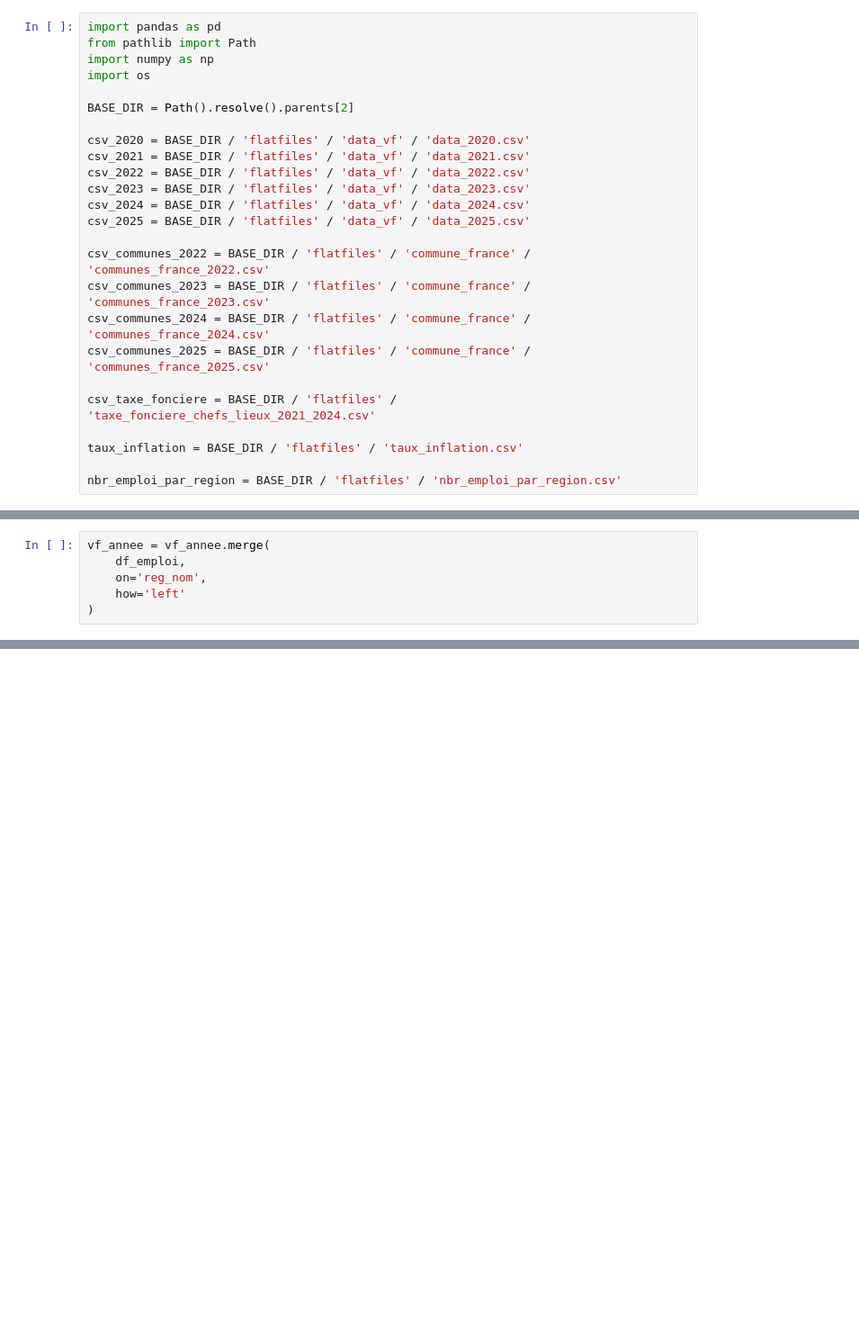
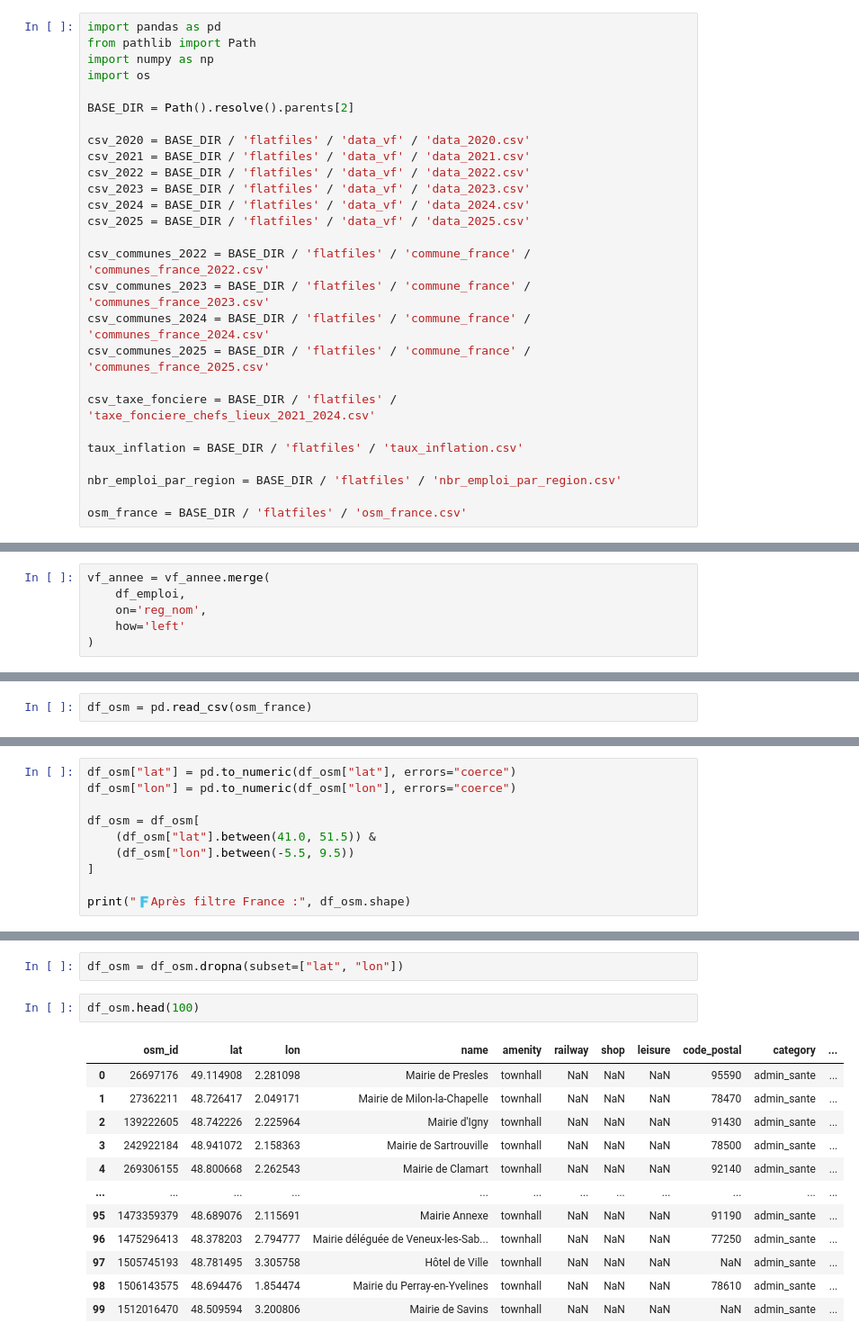
Before and after one commit to FatimaUY/GeoLogis, a Jupyter notebook: src/data-pipeline/merge/merge_data.ipynb, the cells around one changed output, grey strips where cells are left out. Shown at 90% size. Cells and saved outputs as stored; diff of their text form; blank space fills up the shorter version.

```diff
--- a/src/data-pipeline/merge/merge_data.ipynb
+++ b/src/data-pipeline/merge/merge_data.ipynb
@@ -23,6 +23,8 @@ csv_taxe_fonciere = BASE_DIR / 'flatfiles' / 'taxe_fonciere_chefs_lieux_2021_202
 taux_inflation = BASE_DIR / 'flatfiles' / 'taux_inflation.csv'
 
 nbr_emploi_par_region = BASE_DIR / 'flatfiles' / 'nbr_emploi_par_region.csv'
+
+osm_france = BASE_DIR / 'flatfiles' / 'osm_france.csv'
 # %%
 # Création des DataFrames
 df_2020 = pd.read_csv(csv_2020)
@@ -510 +559,3 @@ Index(['annee', 'code_postal', 'prix_m2', 'dep_code', 'dep_nom', 'reg_code',
       dtype='str')
+# %%
+df_osm = pd.read_csv(osm_france)
@@ -510,0 +589,10 @@ Index(['annee', 'code_postal', 'prix_m2', 'dep_code', 'dep_nom', 'reg_code',
+# %%
+df_osm["lat"] = pd.to_numeric(df_osm["lat"], errors="coerce")
+df_osm["lon"] = pd.to_numeric(df_osm["lon"], errors="coerce")
+
+df_osm = df_osm[
+    (df_osm["lat"].between(41.0, 51.5)) &
+    (df_osm["lon"].between(-5.5, 9.5))
+]
+
+print("🇫Après filtre France :", df_osm.shape)
@@ -510,0 +605,17 @@ Index(['annee', 'code_postal', 'prix_m2', 'dep_code', 'dep_nom', 'reg_code',
+# %%
+df_osm = df_osm.dropna(subset=["lat", "lon"])
+# %%
+df_osm.head(100)
+# %% [output]
+|  | osm_id | lat | lon | name | amenity | railway | shop | leisure | code_postal | category | ... |
+| 0 | 26697176 | 49.114908 | 2.281098 | Mairie de Presles | townhall | NaN | NaN | NaN | 95590 | admin_sante | ... |
+| 1 | 27362211 | 48.726417 | 2.049171 | Mairie de Milon-la-Chapelle | townhall | NaN | NaN | NaN | 78470 | admin_sante | ... |
+| 2 | 139222605 | 48.742226 | 2.225964 | Mairie d'Igny | townhall | NaN | NaN | NaN | 91430 | admin_sante | ... |
+| 3 | 242922184 | 48.941072 | 2.158363 | Mairie de Sartrouville | townhall | NaN | NaN | NaN | 78500 | admin_sante | ... |
+| 4 | 269306155 | 48.800668 | 2.262543 | Mairie de Clamart | townhall | NaN | NaN | NaN | 92140 | admin_sante | ... |
+| ... | ... | ... | ... | ... | ... | ... | ... | ... | ... | ... | ... |
+| 95 | 1473359379 | 48.689076 | 2.115691 | Mairie Annexe | townhall | NaN | NaN | NaN | 91190 | admin_sante | ... |
+| 96 | 1475296413 | 48.378203 | 2.794777 | Mairie déléguée de Veneux-les-Sab... | townhall | NaN | NaN | NaN | 77250 | admin_sante | ... |
+| 97 | 1505745193 | 48.781495 | 3.305758 | Hôtel de Ville | townhall | NaN | NaN | NaN | NaN | admin_sante | ... |
+| 98 | 1506143575 | 48.694476 | 1.854474 | Mairie du Perray-en-Yvelines | townhall | NaN | NaN | NaN | 78610 | admin_sante | ... |
+| 99 | 1512016470 | 48.509594 | 3.200806 | Mairie de Savins | townhall | NaN | NaN | NaN | NaN | admin_sante | ... |
```
Also changed, not shown: parts of 35 cells of this notebook, 4 other files.
